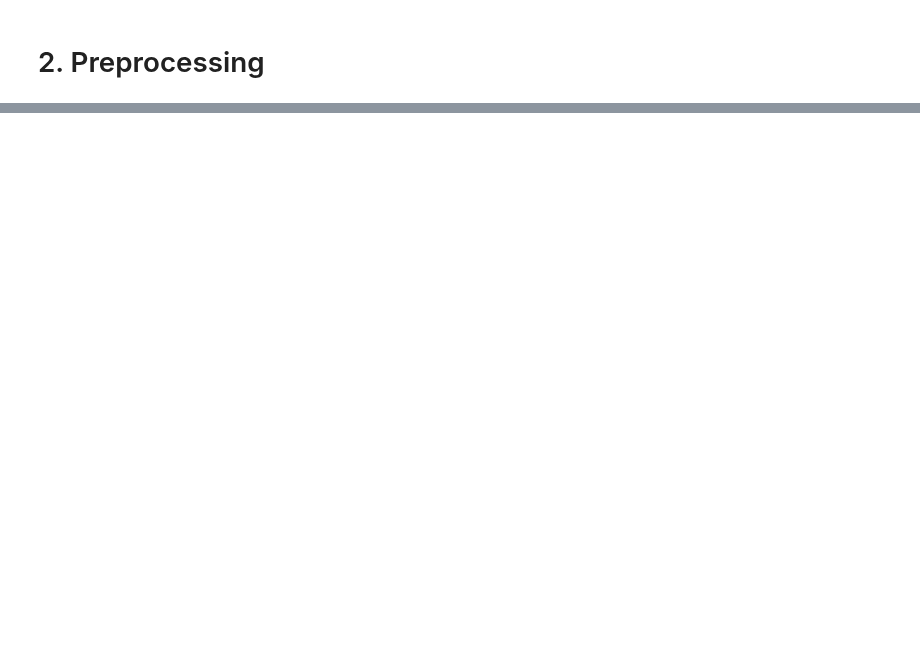
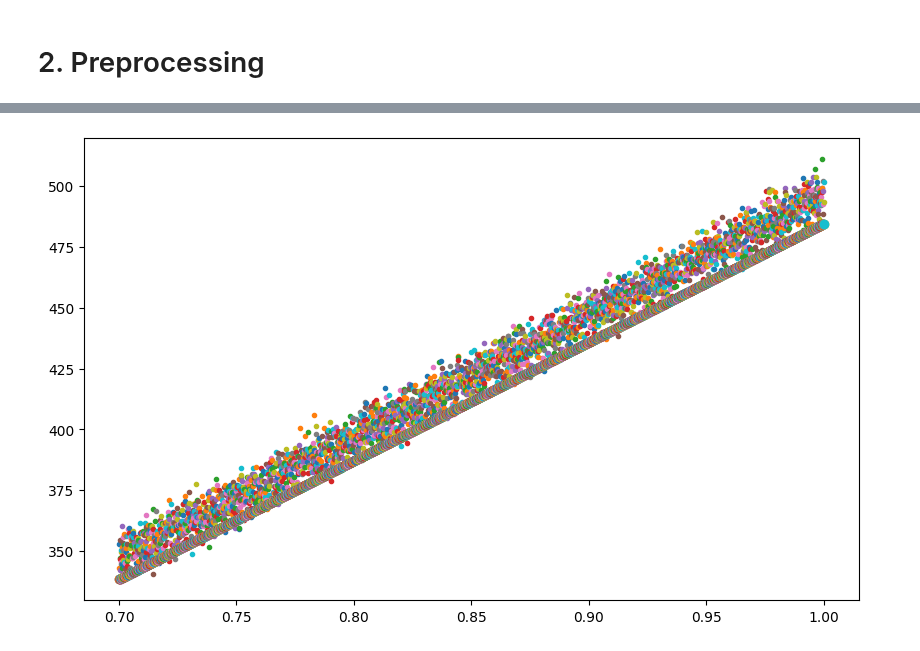
Before and after one commit to NickOLeeney/neural-network-from-scratch, a Jupyter notebook: examples/regression.ipynb, the cells around one changed output, grey strips where cells are left out. Cells and saved outputs as stored; diff of their text form; code cells hidden in the pictures; blank space fills up the shorter version.

```diff
--- a/examples/regression.ipynb
+++ b/examples/regression.ipynb
@@ -112,0 +95,6 @@ Text(0, 0.5, 'Cost Function')
+# %%
+plt.figure(figsize=(10,6))
+plt.plot(test_x, test_y, '.')
+plt.plot(test_x, pred.reshape(1,-1), 'o');
+# %% [output]
+[figure, added]
```
Also changed, not shown: parts of 14 cells of this notebook, 1 other file.
